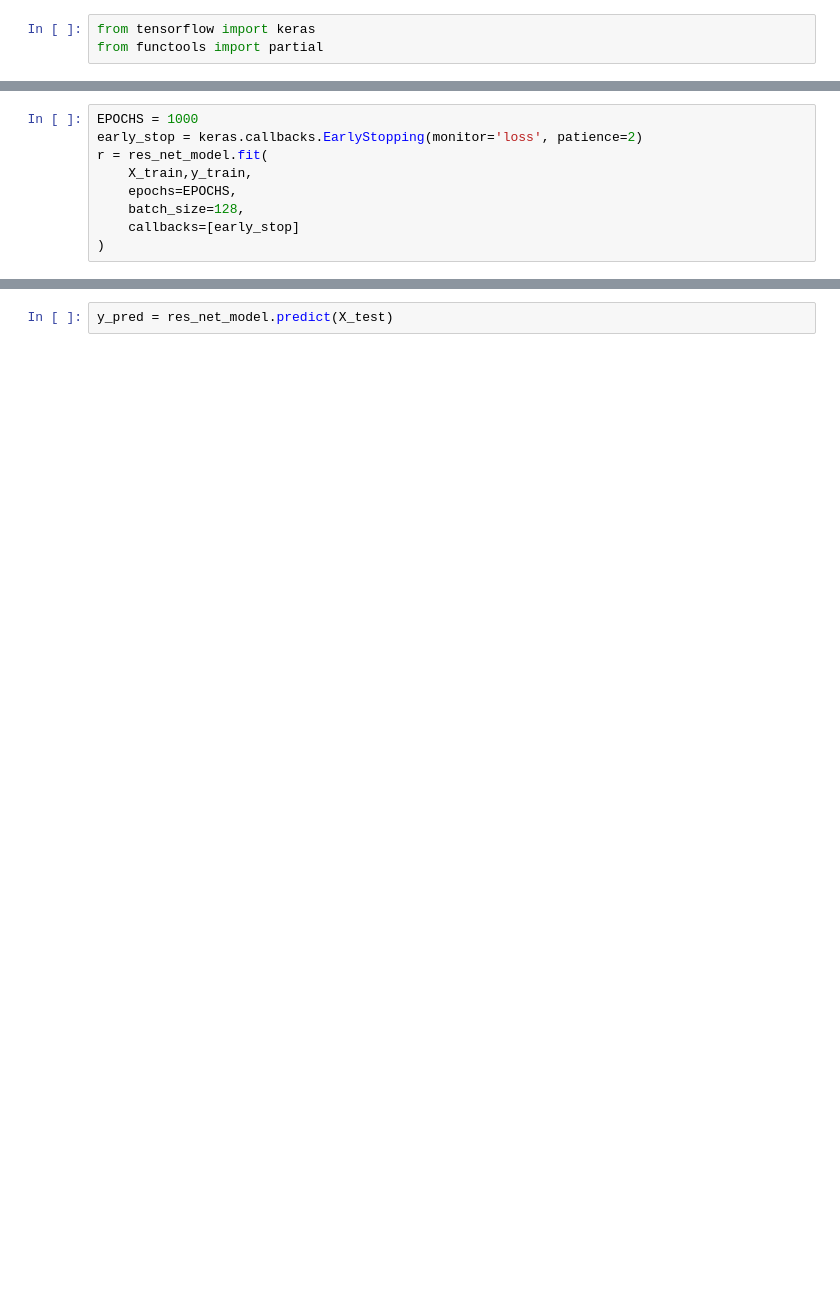
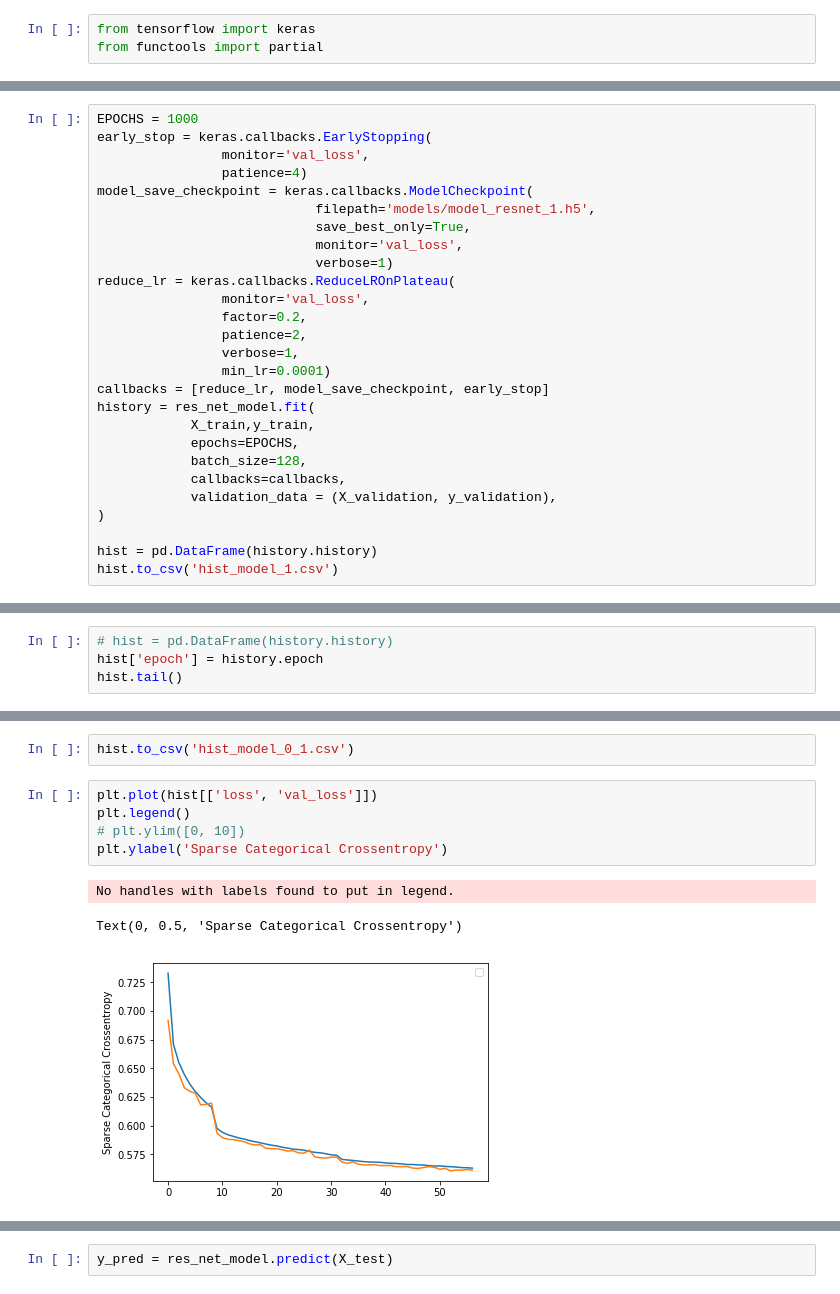
Before and after one commit to Globe-Research/deep-orderbook, a Jupyter notebook: CNN_Deeplearning_mattijs.ipynb, the cells around one changed output, grey strips where cells are left out. Saved outputs shown, nothing was run; the diff lists cells and outputs as text; blank space fills up the shorter version.

Commit message:
Learning rate and model refactor

```diff
--- a/CNN_Deeplearning_mattijs.ipynb
+++ b/CNN_Deeplearning_mattijs.ipynb
@@ -350,9 +295,0 @@ INFO:tensorflow:Reduce to /job:localhost/replica:0/task:0/device:CPU:0 then broa
-# %%
-EPOCHS = 1000
-early_stop = keras.callbacks.EarlyStopping(monitor='loss', patience=2)
-r = res_net_model.fit(
-    X_train,y_train,
-    epochs=EPOCHS,
-    batch_size=128,
-    callbacks=[early_stop]
-)
@@ -386,0 +303,27 @@ res_net_model.evaluate(X_validation, y_validation)
+# %%
+EPOCHS = 1000
+early_stop = keras.callbacks.EarlyStopping(
+                monitor='val_loss',
+                patience=4)
+model_save_checkpoint = keras.callbacks.ModelCheckpoint(
+                            filepath='models/model_resnet_1.h5',
+                            save_best_only=True,
+                            monitor='val_loss',
+                            verbose=1)
+reduce_lr = keras.callbacks.ReduceLROnPlateau(
+                monitor='val_loss',
+                factor=0.2,
+                patience=2,
+                verbose=1,
+                min_lr=0.0001)
+callbacks = [reduce_lr, model_save_checkpoint, early_stop]
+history = res_net_model.fit(
+            X_train,y_train,
+            epochs=EPOCHS,
+            batch_size=128,
+            callbacks=callbacks,
+            validation_data = (X_validation, y_validation),
+)
+
+hist = pd.DataFrame(history.history)
+hist.to_csv('hist_model_1.csv')
@@ -386,0 +353,4 @@ res_net_model.evaluate(X_validation, y_validation)
+# %%
+# hist = pd.DataFrame(history.history)
+hist['epoch'] = history.epoch
+hist.tail()
@@ -386,0 +364,11 @@ res_net_model.evaluate(X_validation, y_validation)
+# %%
+hist.to_csv('hist_model_0_1.csv')
+# %%
+plt.plot(hist[['loss', 'val_loss']])
+plt.legend()
+# plt.ylim([0, 10])
+plt.ylabel('Sparse Categorical Crossentropy')
+# %% [output]
+No handles with labels found to put in legend.
+Text(0, 0.5, 'Sparse Categorical Crossentropy')
+[figure, added]
```
Also changed, not shown: parts of 26 cells of this notebook.
